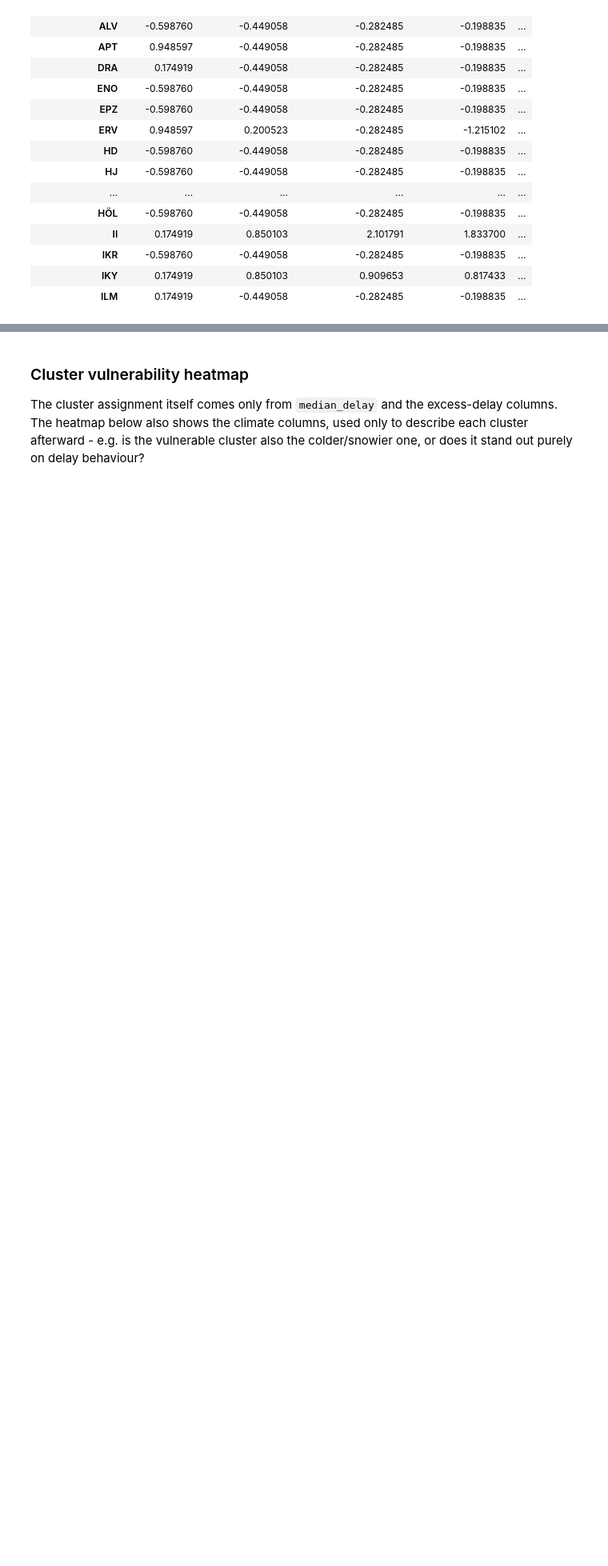
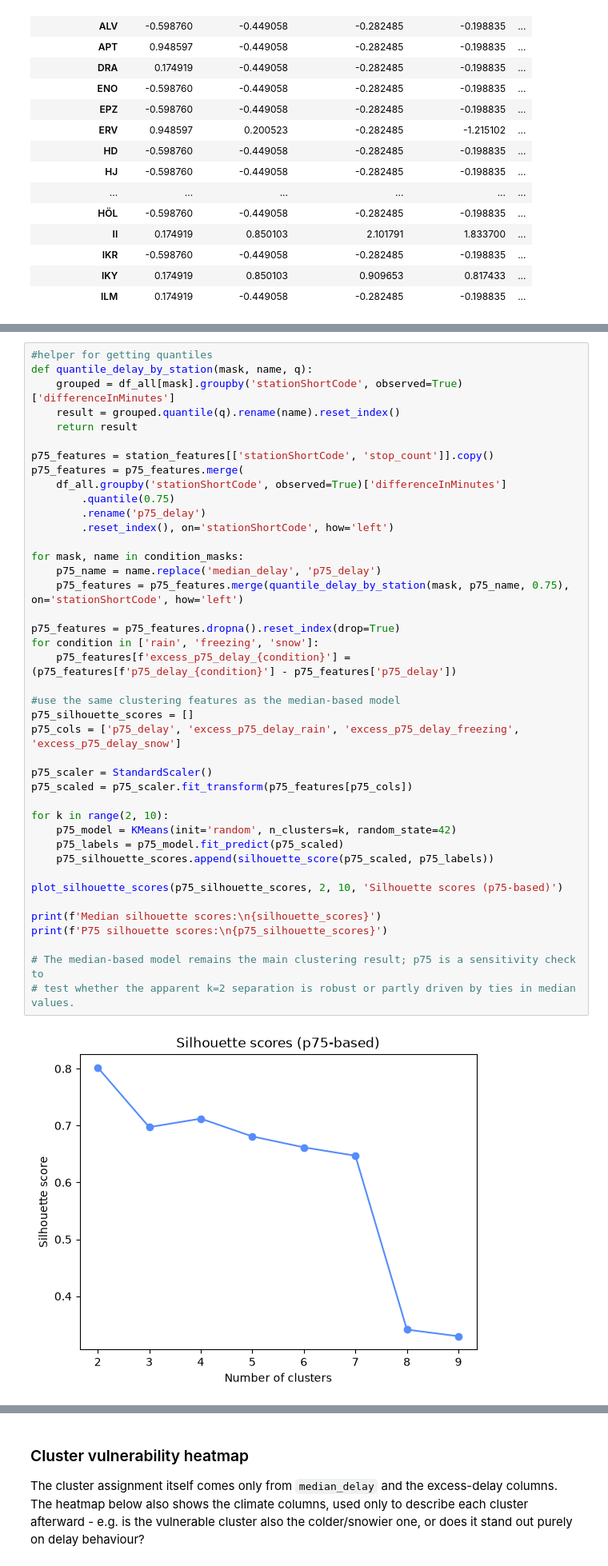
Before and after one commit to alekkiq/dkko-g2, a Jupyter notebook: project/project.ipynb, the cells around one changed output, grey strips where cells are left out. Shown at 80% size. Saved outputs shown, nothing was run; the diff lists cells and outputs as text; blank space fills up the shorter version.

```diff
--- a/project/project.ipynb
+++ b/project/project.ipynb
@@ -572,0 +584,43 @@ plt.show()
+# %%
+#helper for getting quantiles
+def quantile_delay_by_station(mask, name, q):
+    grouped = df_all[mask].groupby('stationShortCode', observed=True)['differenceInMinutes']
+    result = grouped.quantile(q).rename(name).reset_index()
+    return result
+
+p75_features = station_features[['stationShortCode', 'stop_count']].copy()
+p75_features = p75_features.merge(
+    df_all.groupby('stationShortCode', observed=True)['differenceInMinutes']
+        .quantile(0.75)
+        .rename('p75_delay')
+        .reset_index(), on='stationShortCode', how='left')
+
+for mask, name in condition_masks:
+    p75_name = name.replace('median_delay', 'p75_delay')
+    p75_features = p75_features.merge(quantile_delay_by_station(mask, p75_name, 0.75), on='stationShortCode', how='left')
+
+p75_features = p75_features.dropna().reset_index(drop=True)
+for condition in ['rain', 'freezing', 'snow']:
+    p75_features[f'excess_p75_delay_{condition}'] = (p75_features[f'p75_delay_{condition}'] - p75_features['p75_delay'])
+
+#use the same clustering features as the median-based model
+p75_silhouette_scores = []
+p75_cols = ['p75_delay', 'excess_p75_delay_rain', 'excess_p75_delay_freezing', 'excess_p75_delay_snow']
+
+p75_scaler = StandardScaler()
+p75_scaled = p75_scaler.fit_transform(p75_features[p75_cols])
+
+for k in range(2, 10):
+    p75_model = KMeans(init='random', n_clusters=k, random_state=42)
+    p75_labels = p75_model.fit_predict(p75_scaled)
+    p75_silhouette_scores.append(silhouette_score(p75_scaled, p75_labels))
+
+plot_silhouette_scores(p75_silhouette_scores, 2, 10, 'Silhouette scores (p75-based)')
+
+print(f'Median silhouette scores:\n{silhouette_scores}')
+print(f'P75 silhouette scores:\n{p75_silhouette_scores}')
+
+# The median-based model remains the main clustering result; p75 is a sensitivity check to
+# test whether the apparent k=2 separation is robust or partly driven by ties in median values.
+# %% [output]
+[figure, added]
```
Also changed, not shown: parts of 12 cells of this notebook.
